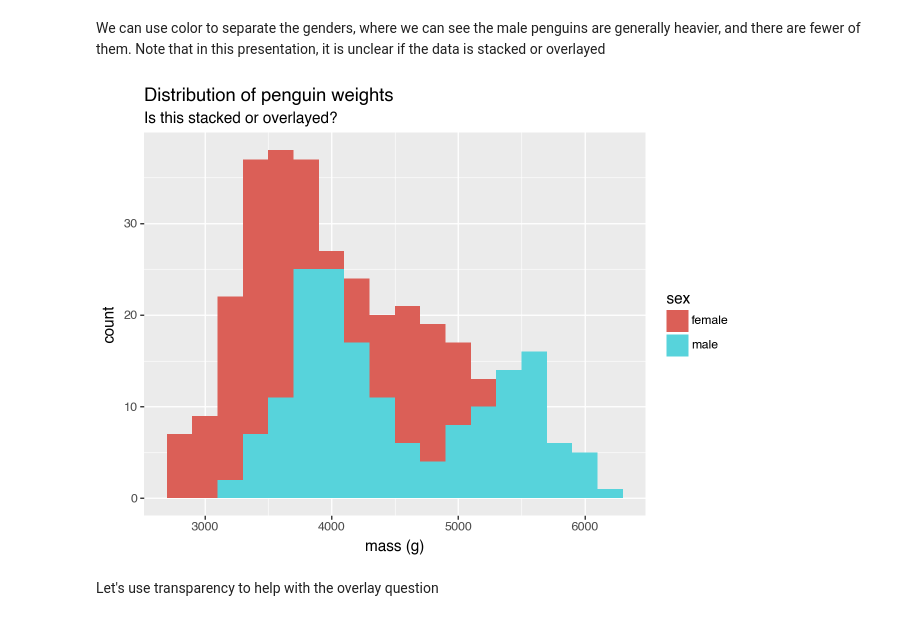
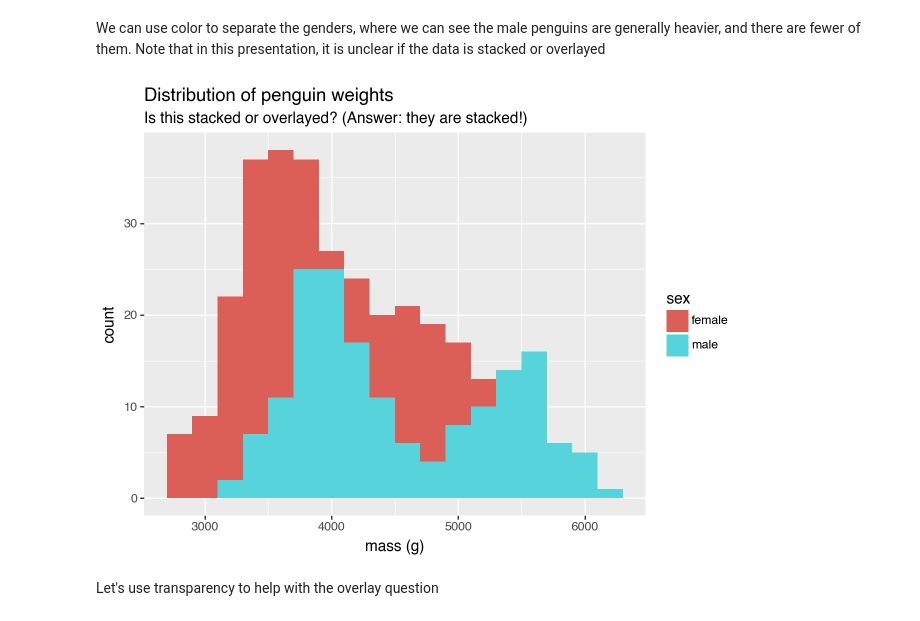
Before and after one commit to kiwidamien/p9, a Jupyter notebook: posts/ggplot2-tips/histograms.ipynb, the cells around one changed output. Saved outputs shown, nothing was run; the diff lists cells and outputs as text; code cells hidden in the pictures.

```diff
--- a/posts/ggplot2-tips/histograms.ipynb
+++ b/posts/ggplot2-tips/histograms.ipynb
@@ -57,11 +59,11 @@ We can use color to separate the genders, where we can see the male penguins are
 # %%
 (
     p9.ggplot(penguins.dropna(), p9.aes(x='body_mass_g', fill='sex'))
     + p9.geom_histogram(binwidth=200)
-    + p9.labs(title='Distribution of penguin weights', subtitle="Is this stacked or overlayed?", x='mass (g)')
+    + p9.labs(title='Distribution of penguin weights', subtitle="Is this stacked or overlayed? (Answer: they are stacked!)", x='mass (g)')
 )
 # %% [output]
-[figure, old version]
+[figure, new version]
 # %% [markdown]
 Let's use transparency to help with the overlay question
 # %%
```
Also changed, not shown: parts of 11 cells of this notebook, 34 other files.
